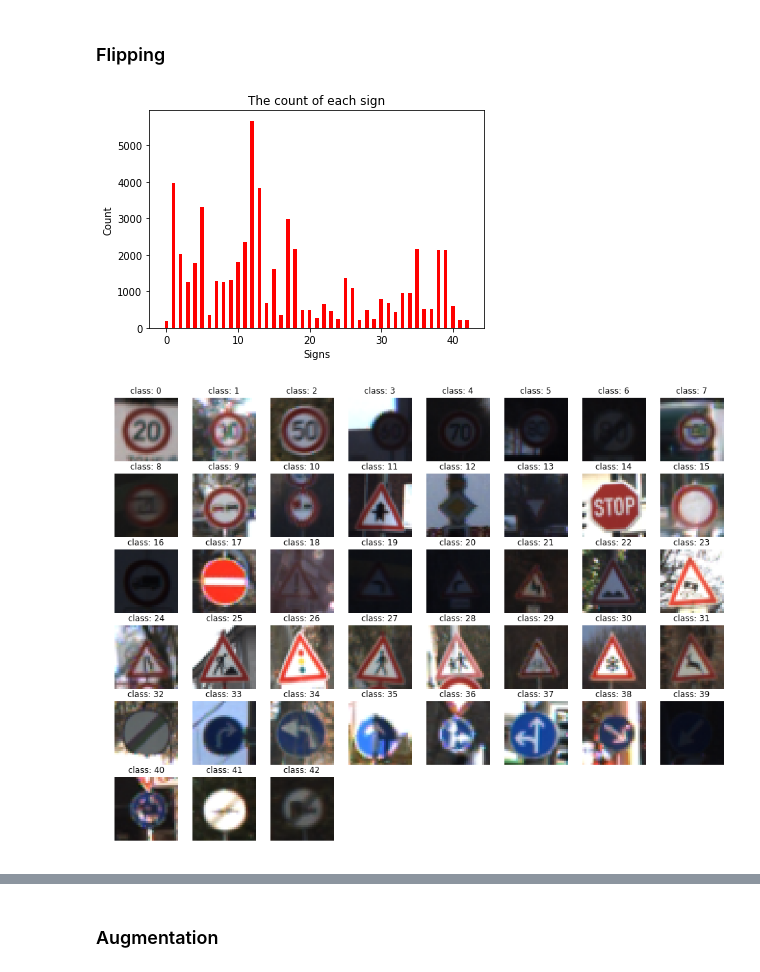
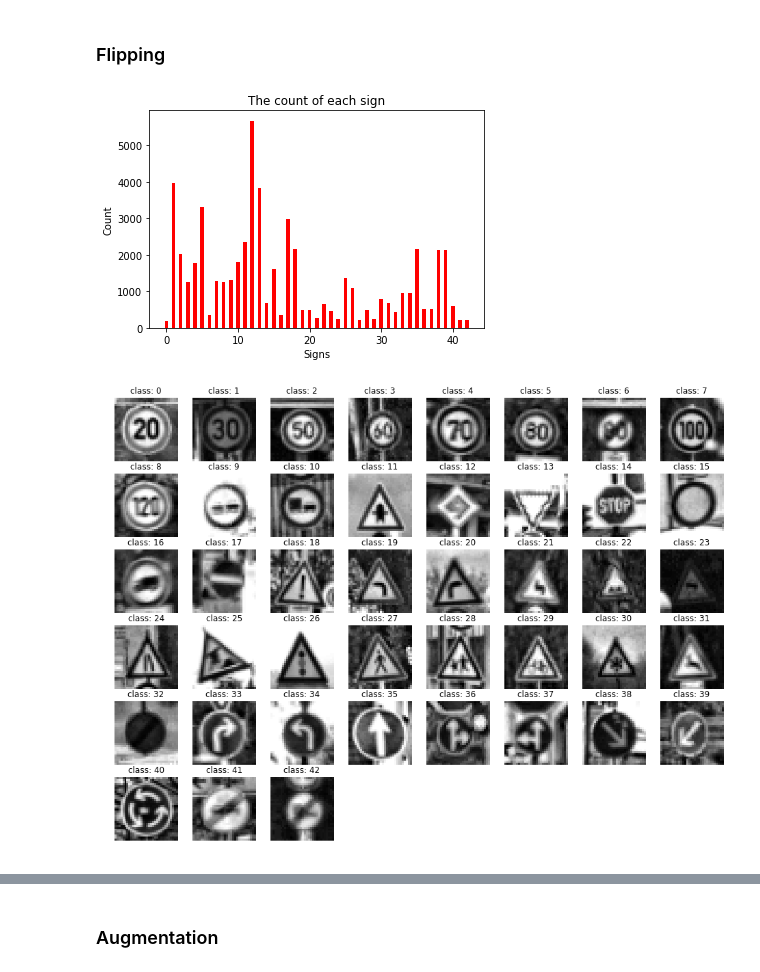
Before and after one commit to wolfapple/traffic-sign-recognition, a Jupyter notebook: notebook.ipynb, the cells around one changed output, grey strips where cells are left out. Cells and saved outputs as stored; diff of their text form; code cells hidden in the pictures.

```diff
--- a/notebook.ipynb
+++ b/notebook.ipynb
@@ -309,3 +329,16 @@ Test loss: 0.580825     Test accruacy: 88.013%
+# %%
+preprocess('data')
+training_file = 'data/train_gray.p'
+validation_file = "data/valid_gray.p"
+testing_file = "data/test_gray.p"
+# %%
+train_dataset = PickledDataset(training_file, transform=transforms.ToTensor())
+valid_dataset = PickledDataset(validation_file, transform=transforms.ToTensor())
+test_dataset = PickledDataset(testing_file, transform=transforms.ToTensor())
+
+train_loader = WrappedDataLoader(DataLoader(train_dataset, batch_size=64, shuffle=True), to_device)
+valid_loader = WrappedDataLoader(DataLoader(valid_dataset, batch_size=64, shuffle=False), to_device)
+test_loader = WrappedDataLoader(DataLoader(test_dataset, batch_size=64, shuffle=False), to_device)
 # %% [markdown]
 ## Handling imbalanced dataset
 # %% [markdown]
@@ -359,22 +392,22 @@ train_loader = WrappedDataLoader(DataLoader(train_dataset, batch_size=64, shuffl
 # %%
 ### Data exploration visualization.
 fig, ax = plt.subplots()
 ax.bar(range(n_classes), np.bincount(train_dataset.labels), 0.5, color='r')
 ax.set_xlabel('Signs')
 ax.set_ylabel('Count')
 ax.set_title('The count of each sign')
 plt.show()
 
 plt.figure(figsize=(16, 16))
 for c in range(n_classes):
     i = random.choice(np.where(train_dataset.labels == c)[0])
     plt.subplot(8, 8, c+1)
     plt.axis('off')
     plt.title('class: {}'.format(c))
-    plt.imshow(train_dataset.features[i])
+    plt.imshow(train_dataset.features[i].squeeze(), cmap='gray')
 # %% [output]
 [figure]
-[figure, old version]
+[figure, new version]
 # %%
 model = BaselineNet(gray=True).to(device)
 optimizer = optim.SGD(model.parameters(), lr=0.001, momentum=0.9)
```
Also changed, not shown: parts of 22 cells of this notebook.
